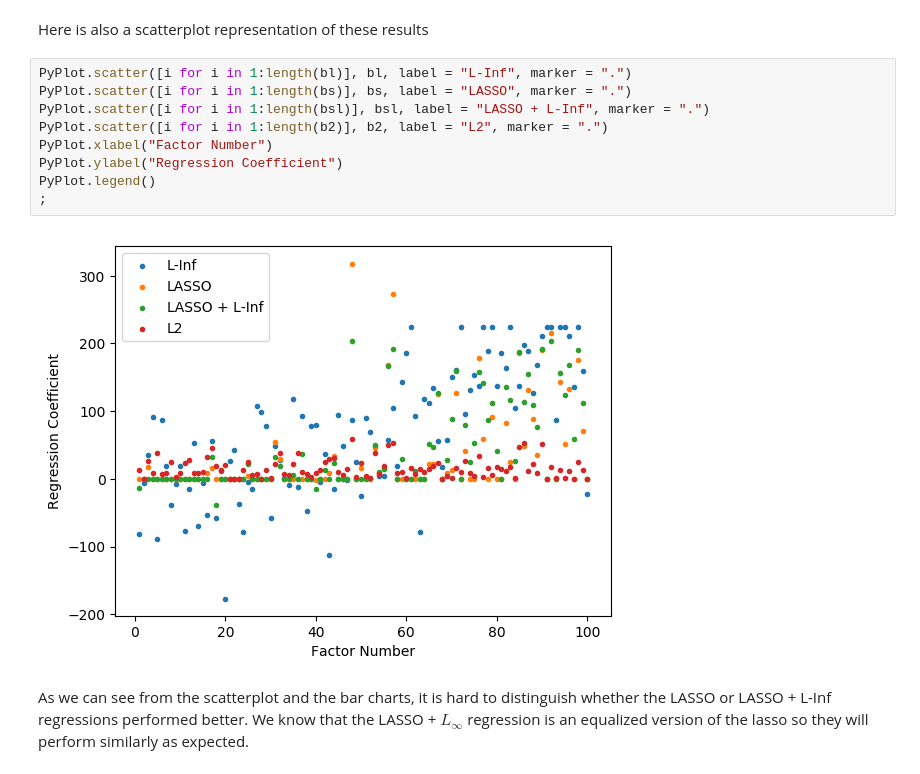
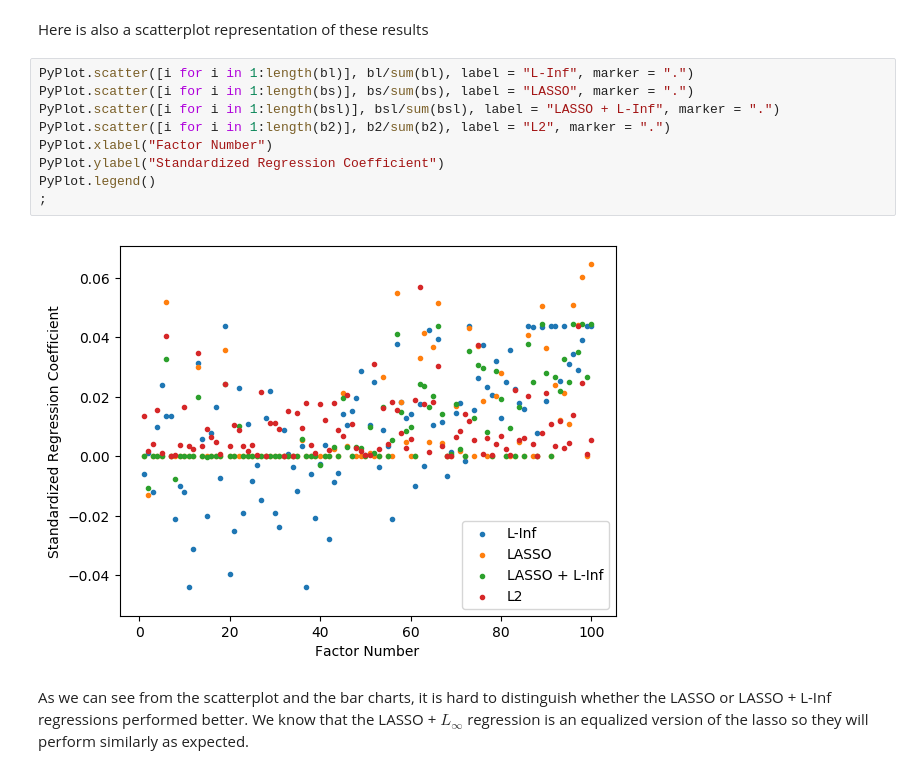
Before and after one commit to Osmian/Optimization-Factor-Selection-Project, a Jupyter notebook: FINAL REPORT.ipynb, the cells around one changed output. Drawn from its saved outputs; the diff is of its cells as text.

```diff
--- a/FINAL REPORT.ipynb
+++ b/FINAL REPORT.ipynb
@@ -663,16 +665,16 @@ PyPlot.title("L2 Regression")
 # %% [markdown]
 Here is also a scatterplot representation of these results
 # %%
-PyPlot.scatter([i for i in 1:length(bl)], bl, label = "L-Inf", marker = ".")
-PyPlot.scatter([i for i in 1:length(bs)], bs, label = "LASSO", marker = ".")
-PyPlot.scatter([i for i in 1:length(bsl)], bsl, label = "LASSO + L-Inf", marker = ".")
-PyPlot.scatter([i for i in 1:length(b2)], b2, label = "L2", marker = ".")
+PyPlot.scatter([i for i in 1:length(bl)], bl/sum(bl), label = "L-Inf", marker = ".")
+PyPlot.scatter([i for i in 1:length(bs)], bs/sum(bs), label = "LASSO", marker = ".")
+PyPlot.scatter([i for i in 1:length(bsl)], bsl/sum(bsl), label = "LASSO + L-Inf", marker = ".")
+PyPlot.scatter([i for i in 1:length(b2)], b2/sum(b2), label = "L2", marker = ".")
 PyPlot.xlabel("Factor Number")
-PyPlot.ylabel("Regression Coefficient")
+PyPlot.ylabel("Standardized Regression Coefficient")
 PyPlot.legend()
 ;
 # %% [output]
-[figure, old version]
+[figure, new version]
 # %% [markdown]
 As we can see from the scatterplot and the bar charts, it is hard to distinguish whether the LASSO or LASSO + L-Inf regressions performed better. We know that the LASSO + $L_\infty$ regression is an equalized version of the lasso so they will perform similarly as expected.
 # %% [markdown]
```
Also changed, not shown: parts of 16 cells of this notebook, 1 other file.
